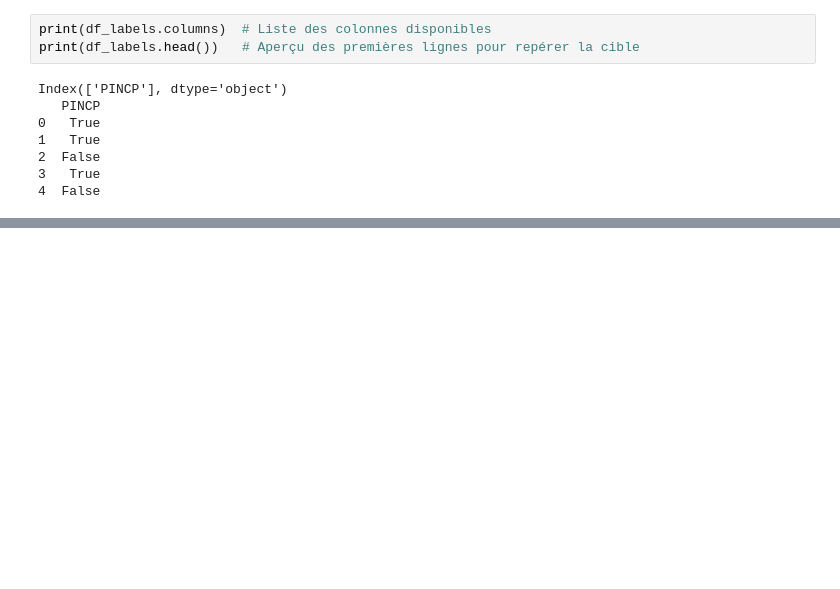
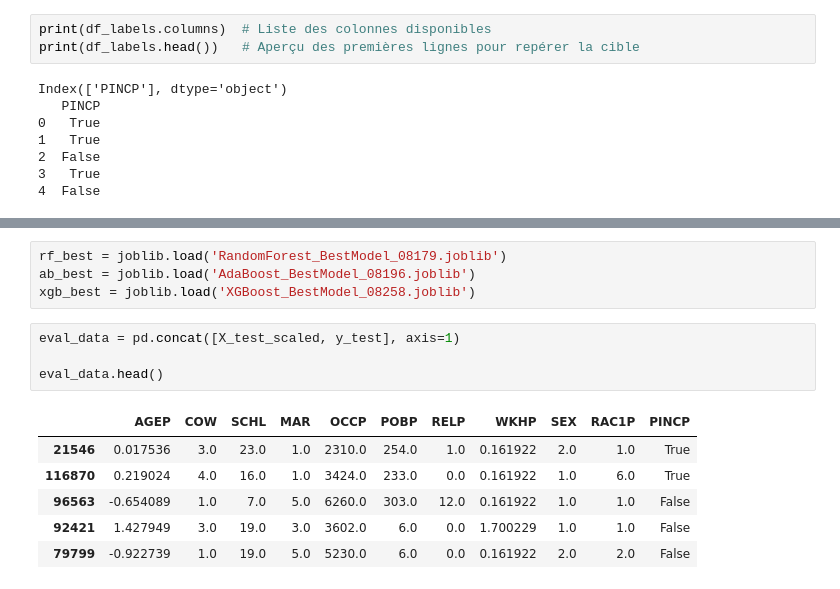
Before and after one commit to Saxhaa/supervised, a Jupyter notebook: data_analysis.ipynb, the cells around one changed output, grey strips where cells are left out. Saved outputs shown, nothing was run; the diff lists cells and outputs as text; blank space fills up the shorter version.

```diff
--- a/data_analysis.ipynb
+++ b/data_analysis.ipynb
@@ -817,3 +819,18 @@ Taux femmes : 34.63%
+# %%
+rf_best = joblib.load('RandomForest_BestModel_08179.joblib')
+ab_best = joblib.load('AdaBoost_BestModel_08196.joblib')
+xgb_best = joblib.load('XGBoost_BestModel_08258.joblib')
+# %%
+eval_data = pd.concat([X_test_scaled, y_test], axis=1)
+
+eval_data.head()
+# %% [output]
+|  | AGEP | COW | SCHL | MAR | OCCP | POBP | RELP | WKHP | SEX | RAC1P | PINCP |
+| 21546 | 0.017536 | 3.0 | 23.0 | 1.0 | 2310.0 | 254.0 | 1.0 | 0.161922 | 2.0 | 1.0 | True |
+| 116870 | 0.219024 | 4.0 | 16.0 | 1.0 | 3424.0 | 233.0 | 0.0 | 0.161922 | 1.0 | 6.0 | True |
+| 96563 | -0.654089 | 1.0 | 7.0 | 5.0 | 6260.0 | 303.0 | 12.0 | 0.161922 | 1.0 | 1.0 | False |
+| 92421 | 1.427949 | 3.0 | 19.0 | 3.0 | 3602.0 | 6.0 | 0.0 | 1.700229 | 1.0 | 1.0 | False |
+| 79799 | -0.922739 | 1.0 | 19.0 | 5.0 | 5230.0 | 6.0 | 0.0 | 0.161922 | 2.0 | 2.0 | False |
 # %%
 from sklearn.metrics import  ConfusionMatrixDisplay
 
```
Also changed, not shown: parts of 19 cells of this notebook.
